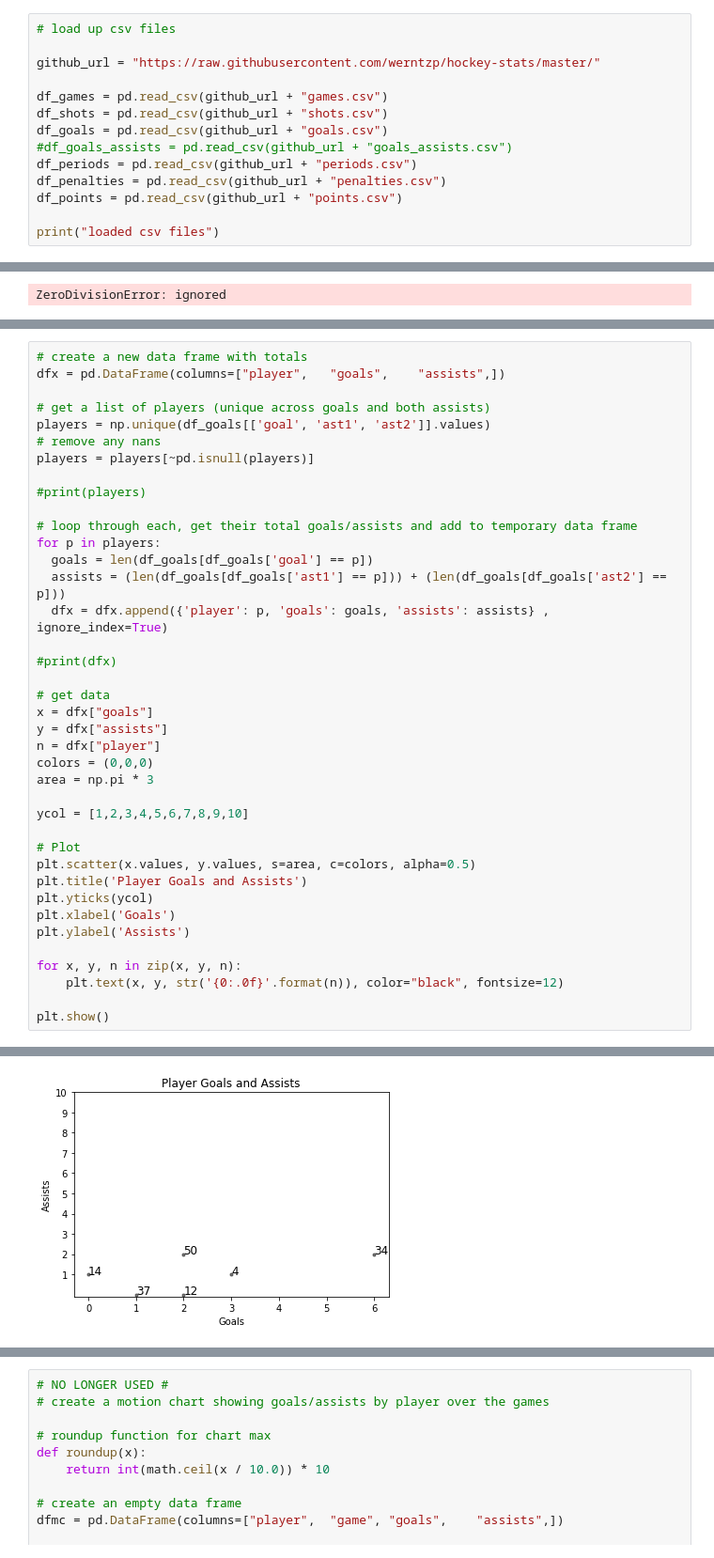
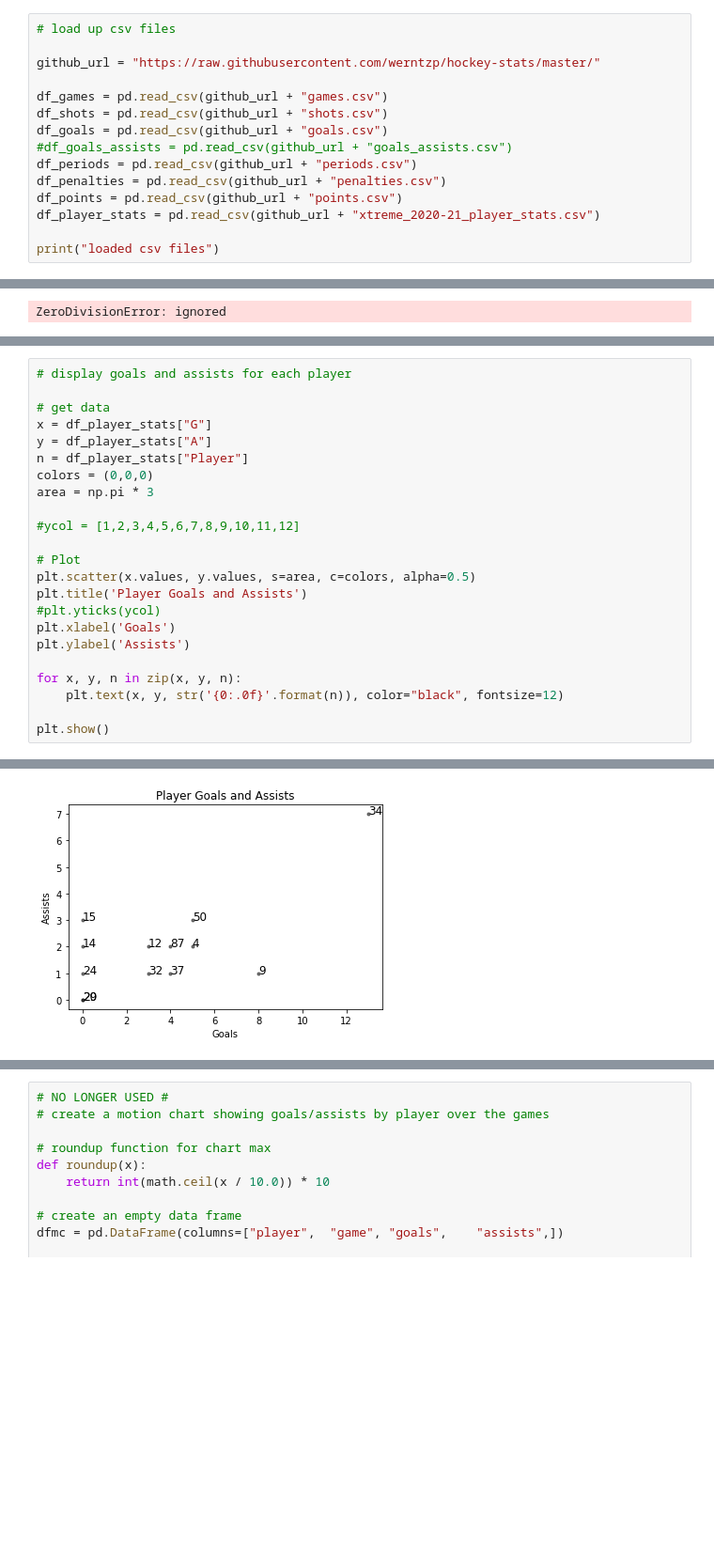
Before and after one commit to werntzp/hockey-stats, a Jupyter notebook: stats_charts.ipynb, the cells around one changed output, grey strips where cells are left out. Shown at 94% size. Cells and saved outputs as stored; diff of their text form; blank space fills up the shorter version.

```diff
--- a/stats_charts.ipynb
+++ b/stats_charts.ipynb
@@ -36,6 +44,7 @@ df_goals = pd.read_csv(github_url + "goals.csv")
 df_periods = pd.read_csv(github_url + "periods.csv")
 df_penalties = pd.read_csv(github_url + "penalties.csv")
 df_points = pd.read_csv(github_url + "points.csv")
+df_player_stats = pd.read_csv(github_url + "xtreme_2020-21_player_stats.csv")
 
 print("loaded csv files")
 # %% [output]
@@ -774,42 +708,26 @@ Second argument '4' is ambiguous: could be a format string but is in 'data'; usi
 # %%
-# create a new data frame with totals
-dfx = pd.DataFrame(columns=["player",	"goals",	"assists",])
-
-# get a list of players (unique across goals and both assists)
-players = np.unique(df_goals[['goal', 'ast1', 'ast2']].values)
-# remove any nans
-players = players[~pd.isnull(players)]
-
-#print(players)
-
-# loop through each, get their total goals/assists and add to temporary data frame
-for p in players:
-  goals = len(df_goals[df_goals['goal'] == p])
-  assists = (len(df_goals[df_goals['ast1'] == p])) + (len(df_goals[df_goals['ast2'] == p]))
-  dfx = dfx.append({'player': p, 'goals': goals, 'assists': assists} , ignore_index=True)
-
-#print(dfx)
+# display goals and assists for each player
 
 # get data
-x = dfx["goals"]
-y = dfx["assists"]
-n = dfx["player"]
+x = df_player_stats["G"]
+y = df_player_stats["A"]
+n = df_player_stats["Player"]
 colors = (0,0,0)
 area = np.pi * 3
 
-ycol = [1,2,3,4,5,6,7,8,9,10]
+#ycol = [1,2,3,4,5,6,7,8,9,10,11,12]
 
 # Plot
 plt.scatter(x.values, y.values, s=area, c=colors, alpha=0.5)
 plt.title('Player Goals and Assists')
-plt.yticks(ycol)
+#plt.yticks(ycol)
 plt.xlabel('Goals')
 plt.ylabel('Assists')
 
 for x, y, n in zip(x, y, n):
     plt.text(x, y, str('{0:.0f}'.format(n)), color="black", fontsize=12)
 
 plt.show()
 # %% [output]
 *c* argument looks like a single numeric RGB or RGBA sequence, which should be avoided as value-mapping will have precedence in case its length matches with *x* & *y*.  Please use the *color* keyword- ...
-[figure, old version]
+[figure, new version]
```
Also changed, not shown: parts of 22 cells of this notebook.
